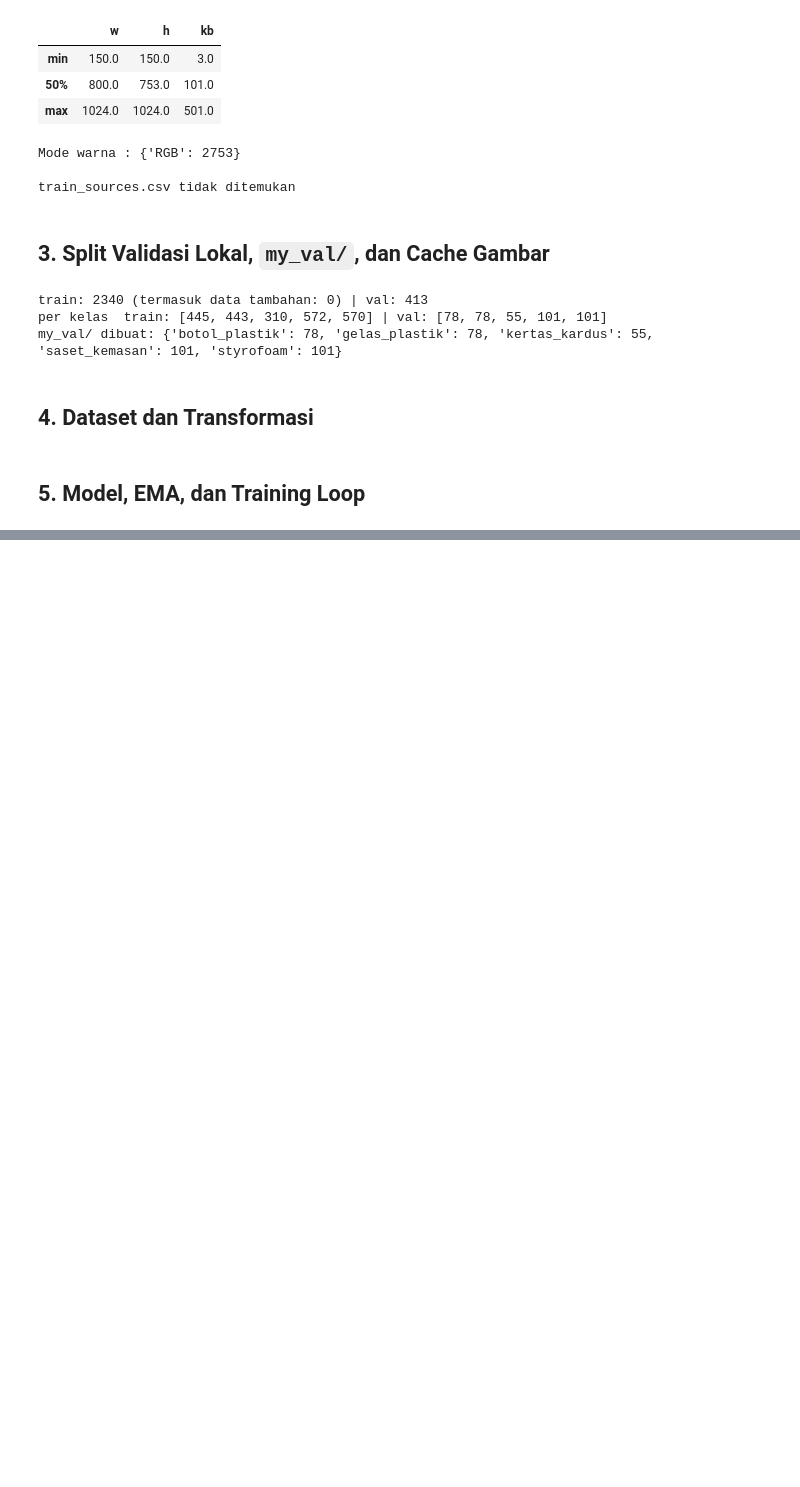
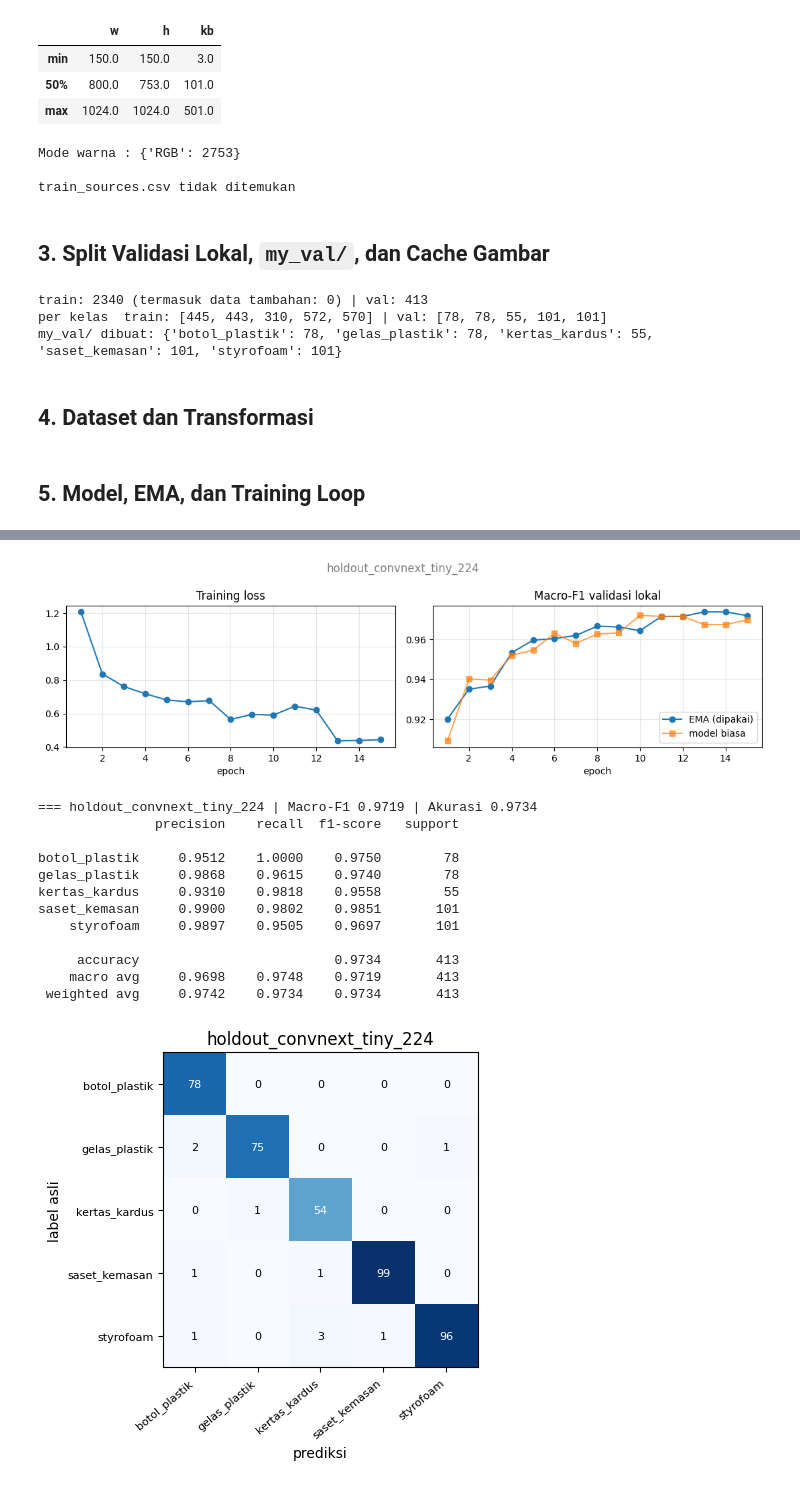
Before and after one commit to Atika-Adelia/Repo-Kelompok07-ProyekStudio02, a Jupyter notebook: Studio2_Kelompok07_RB.ipynb, the cells around one changed output, grey strips where cells are left out. Drawn from its saved outputs; the diff is of its cells as text; code cells hidden in the pictures; blank space fills up the shorter version.

Commit message:
add confusion matrix, evaluasi, ekspor hasil training model.py

```diff
--- a/Studio2_Kelompok07_RB.ipynb
+++ b/Studio2_Kelompok07_RB.ipynb
@@ -813,0 +813,60 @@ model.safetensors: downloading bytes:           |  0.00B
+# %%
+def plot_history(hist, title=''):
+    h = pd.DataFrame(hist)
+    fig, axs = plt.subplots(1, 2, figsize=(11, 3.4))
+    axs[0].plot(h.epoch, h.train_loss, marker='o')
+    axs[0].set_title('Training loss'); axs[0].set_xlabel('epoch'); axs[0].grid(alpha=.3)
+    if 'f1_ema' in h:
+        axs[1].plot(h.epoch, h.f1_ema, marker='o', label='EMA (dipakai)')
+        axs[1].plot(h.epoch, h.f1_raw, marker='s', label='model biasa', alpha=.7)
+        axs[1].set_title('Macro-F1 validasi lokal'); axs[1].set_xlabel('epoch'); axs[1].legend(); axs[1].grid(alpha=.3)
+    plt.suptitle(title, color='gray'); plt.tight_layout(); plt.show()
+
+# COnfusion Matrix
+def report(y, probs, title=''):
+    pred = probs.argmax(1)
+    print(f'=== {title} | Macro-F1 {macro_f1(y, probs):.4f} | Akurasi {accuracy_score(y, pred):.4f}')
+    print(classification_report(y, pred, target_names=CLASSES, digits=4, zero_division=0))
+    cm = confusion_matrix(y, pred, labels=list(range(NUM_CLASSES)))
+    fig, ax = plt.subplots(figsize=(5.6, 4.6))
+    ax.imshow(cm, cmap='Blues')
+    ax.set_xticks(range(NUM_CLASSES)); ax.set_xticklabels(CLASSES, rotation=40, ha='right', fontsize=8)
+    ax.set_yticks(range(NUM_CLASSES)); ax.set_yticklabels(CLASSES, fontsize=8)
+    for i in range(NUM_CLASSES):
+        for j in range(NUM_CLASSES):
+            ax.text(j, i, cm[i, j], ha='center', va='center',
+                    color='white' if cm[i, j] > cm.max() / 2 else 'black',
+                    fontsize=8)
+    ax.set_xlabel('prediksi'); ax.set_ylabel('label asli'); ax.set_title(title)
+    plt.tight_layout(); plt.show()
+
+
+def show_errors(items, y, probs, k=12):
+    pred = probs.argmax(1)
+    wrong = np.where(pred != y)[0]
+    wrong = wrong[np.argsort(-probs[wrong, pred[wrong]])][:k]
+    if len(wrong) == 0:
+        print('Tidak ada kesalahan')
+        return
+    show_grid([items[i][0] for i in wrong],
+              [f'asli: {CLASSES[y[i]]}\nprediksi: {CLASSES[pred[i]]} ({probs[i, pred[i]]:.2f})' for i in wrong], ncols=4, size=3)
+
+
+plot_history(res_a['history'], RUN_A)
+report(res_a['val_labels'], res_a['val_probs'], RUN_A)
+show_errors(SPLIT['val'], res_a['val_labels'], res_a['val_probs'])
+# %% [output]
+[figure, added]
+=== holdout_convnext_tiny_224 | Macro-F1 0.9719 | Akurasi 0.9734
+               precision    recall  f1-score   support
+
+botol_plastik     0.9512    1.0000    0.9750        78
+gelas_plastik     0.9868    0.9615    0.9740        78
+kertas_kardus     0.9310    0.9818    0.9558        55
+saset_kemasan     0.9900    0.9802    0.9851       101
+    styrofoam     0.9897    0.9505    0.9697       101
+
+     accuracy                         0.9734       413
+    macro avg     0.9698    0.9748    0.9719       413
+ weighted avg     0.9742    0.9734    0.9734       413
+[figure, added]
```
Also changed, not shown: parts of 10 cells of this notebook.
